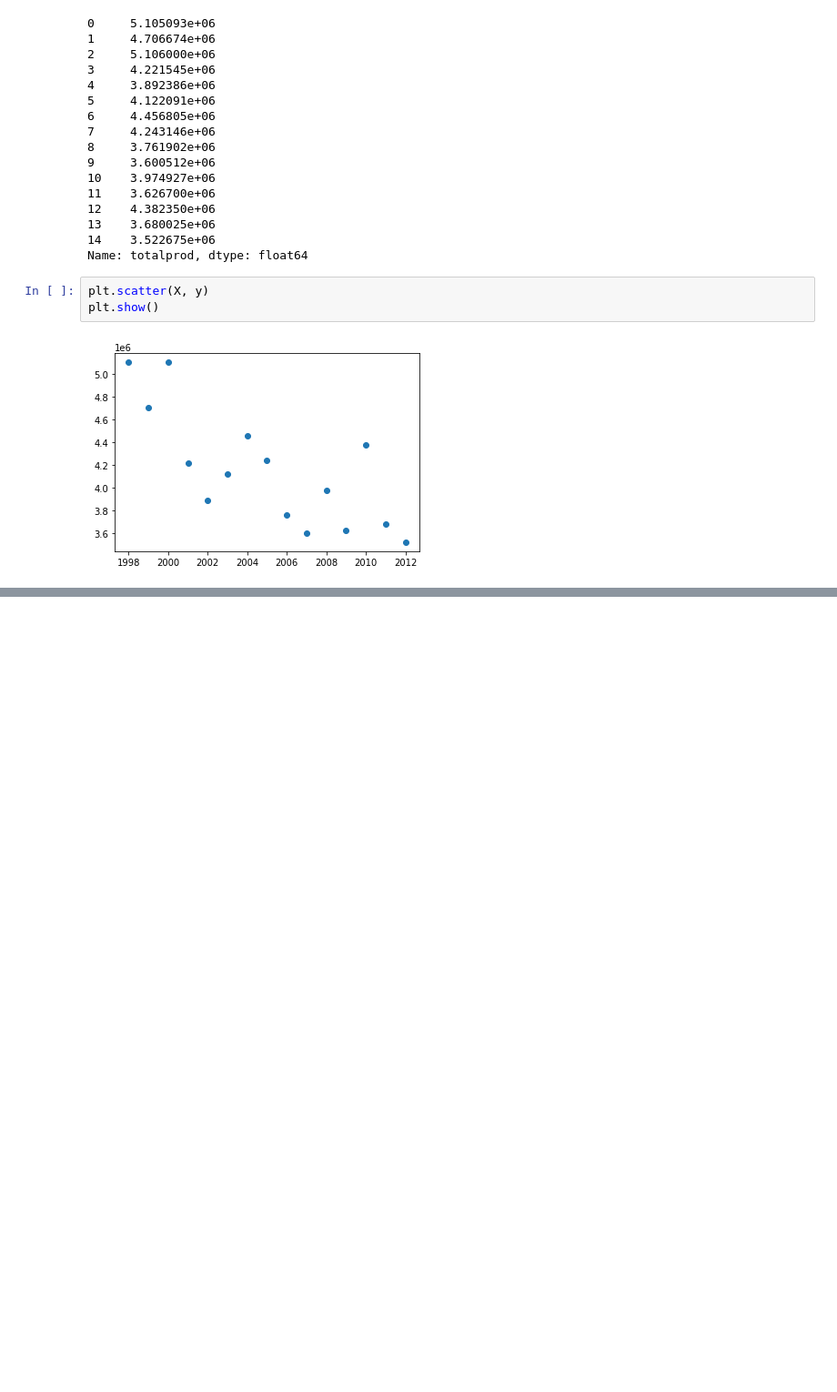
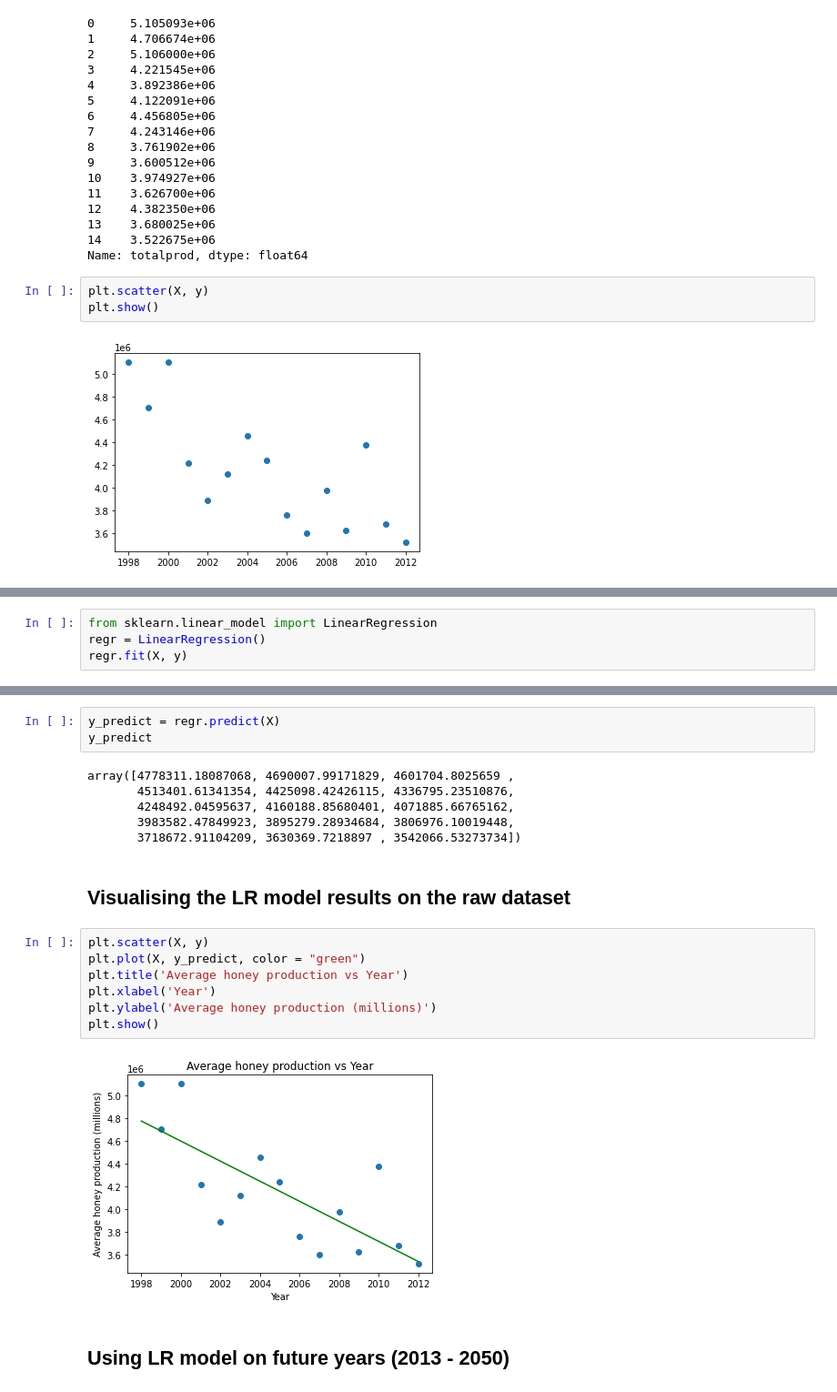
Before and after one commit to rohanmorar/Machine-Learning-Notebooks, a Jupyter notebook: Simple-Linear-Regression-Notebooks/HoneyProductionTrend.ipynb, the cells around one changed output, grey strips where cells are left out. Shown at 91% size. Drawn from its saved outputs; the diff is of its cells as text; blank space fills up the shorter version.

```diff
--- a/Simple-Linear-Regression-Notebooks/HoneyProductionTrend.ipynb
+++ b/Simple-Linear-Regression-Notebooks/HoneyProductionTrend.ipynb
@@ -88,0 +92,4 @@ plt.show()
+# %%
+from sklearn.linear_model import LinearRegression
+regr = LinearRegression()
+regr.fit(X, y)
@@ -88,0 +113,22 @@ plt.show()
+# %%
+y_predict = regr.predict(X)
+y_predict
+# %% [output]
+array([4778311.18087068, 4690007.99171829, 4601704.8025659 ,
+       4513401.61341354, 4425098.42426115, 4336795.23510876,
+       4248492.04595637, 4160188.85680401, 4071885.66765162,
+       3983582.47849923, 3895279.28934684, 3806976.10019448,
+       3718672.91104209, 3630369.7218897 , 3542066.53273734])
+# %% [markdown]
+## Visualising the LR model results on the raw dataset
+# %%
+plt.scatter(X, y)
+plt.plot(X, y_predict, color = "green")
+plt.title('Average honey production vs Year')
+plt.xlabel('Year')
+plt.ylabel('Average honey production (millions)')
+plt.show()
+# %% [output]
+[figure, added]
+# %% [markdown]
+## Using LR model on future years (2013 - 2050)
```
Also changed, not shown: parts of 13 cells of this notebook.
